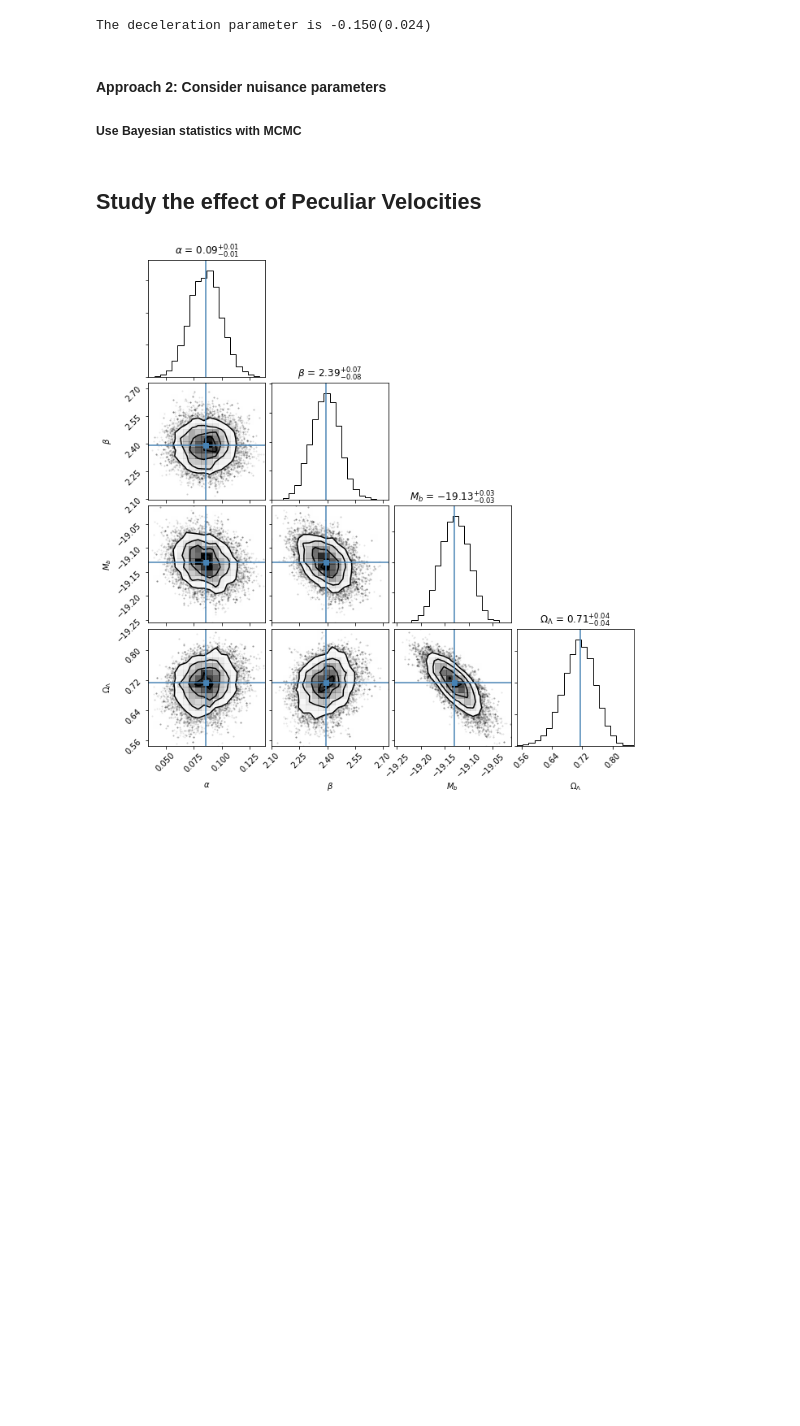
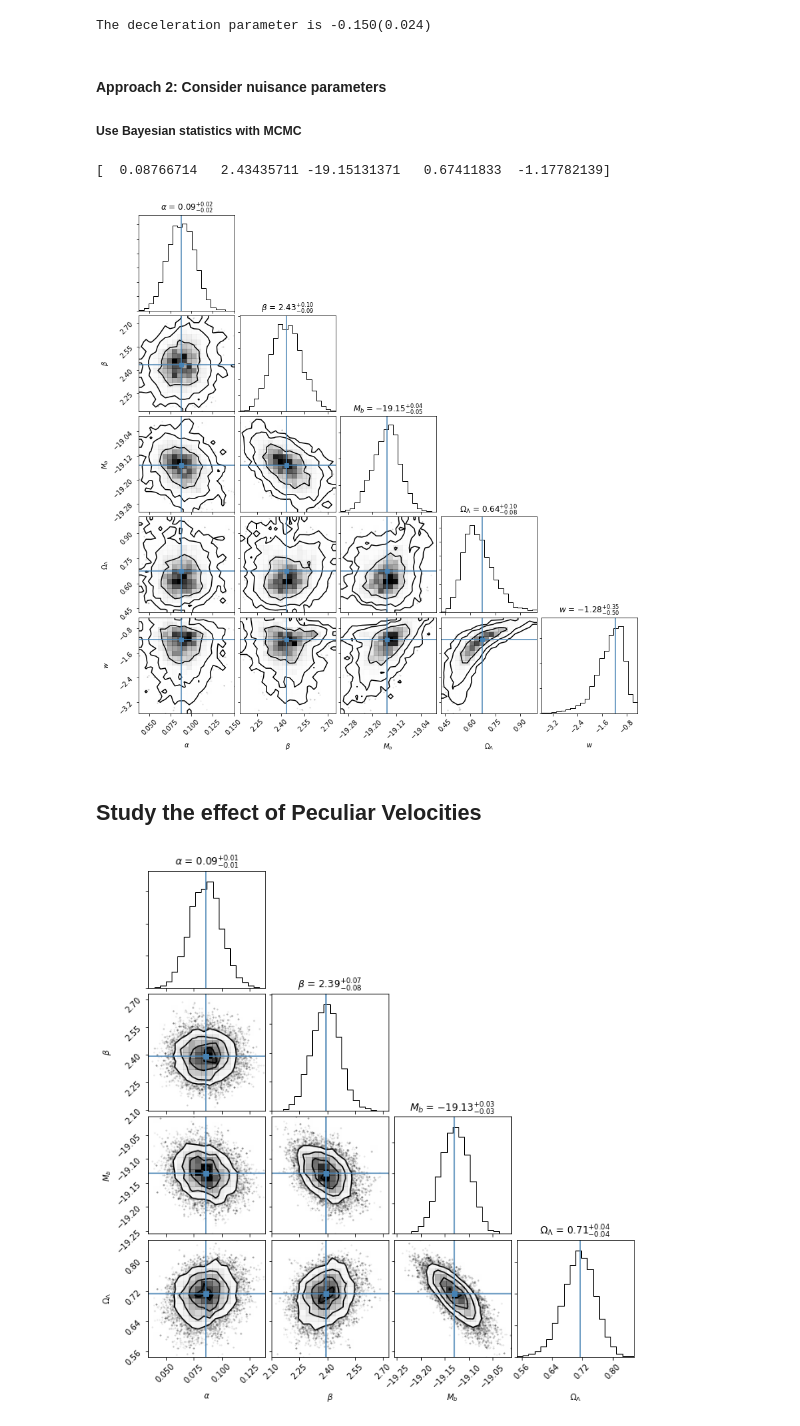
Before and after one commit to OriolAbril/cosmology, a Jupyter notebook: project.ipynb, the cells around one changed output. Saved outputs shown, nothing was run; the diff lists cells and outputs as text; code cells hidden in the pictures; blank space fills up the shorter version.

```diff
--- a/project.ipynb
+++ b/project.ipynb
@@ -544,11 +542,20 @@ pos = [initMC_curved + 1e-4*np.random.randn(ndim) for i in range(nwalkers)]
 sampler_w = emcee.EnsembleSampler(nwalkers, ndim, lnprob_w)
 sampler_w.run_mcmc(pos, 1500, progress=True);
 # %%
-samples_w = sampler_w.chain[:, 100:, :].reshape((-1, ndim))
-#samples_w = np.loadtxt('samples/samples_w_cte.dat')
+#samples_w = sampler_w.chain[:, 100:, :].reshape((-1, ndim))
+samples_w = np.loadtxt('samples/samples_w_cte.dat')
+H, xedges, yedges = np.histogram2d(samples_w[:,3],samples_w[:,4],bins=15)
+ind_w = np.unravel_index(np.argmax(H),H.shape)
+truths = np.percentile(samples_w,50,axis=0)
+truths[3] = (xedges[ind_w[0]]+xedges[ind_w[0]+1])/2
+truths[4] = (yedges[ind_w[1]]+yedges[ind_w[1]+1])/2
+print(truths)
 chi2_sys_lc_res_w, chi2_sys_lc_err_w = np.mean(samples_w,axis=0),np.std(samples_w,axis=0)
 fig = corner.corner(samples_w, labels=[r"$\alpha$", r"$\beta$", r"$M_b$", r"$\Omega_\Lambda$", r'$w$'],
-                      truths=np.percentile(samples_w,50,axis=0),show_titles=True,levels=[.68,.95,.997])
+                    truths=truths,show_titles=True,levels=[.68,.95,.997])
+# %% [output]
+[  0.08766714   2.43435711 -19.15131371   0.67411833  -1.17782139]
+[figure, added]
 # %%
 np.savetxt('samples_w_cte_logprior.dat',samples_w)
 # %% [markdown]
```
Also changed, not shown: parts of 4 cells of this notebook, 2 other files.
